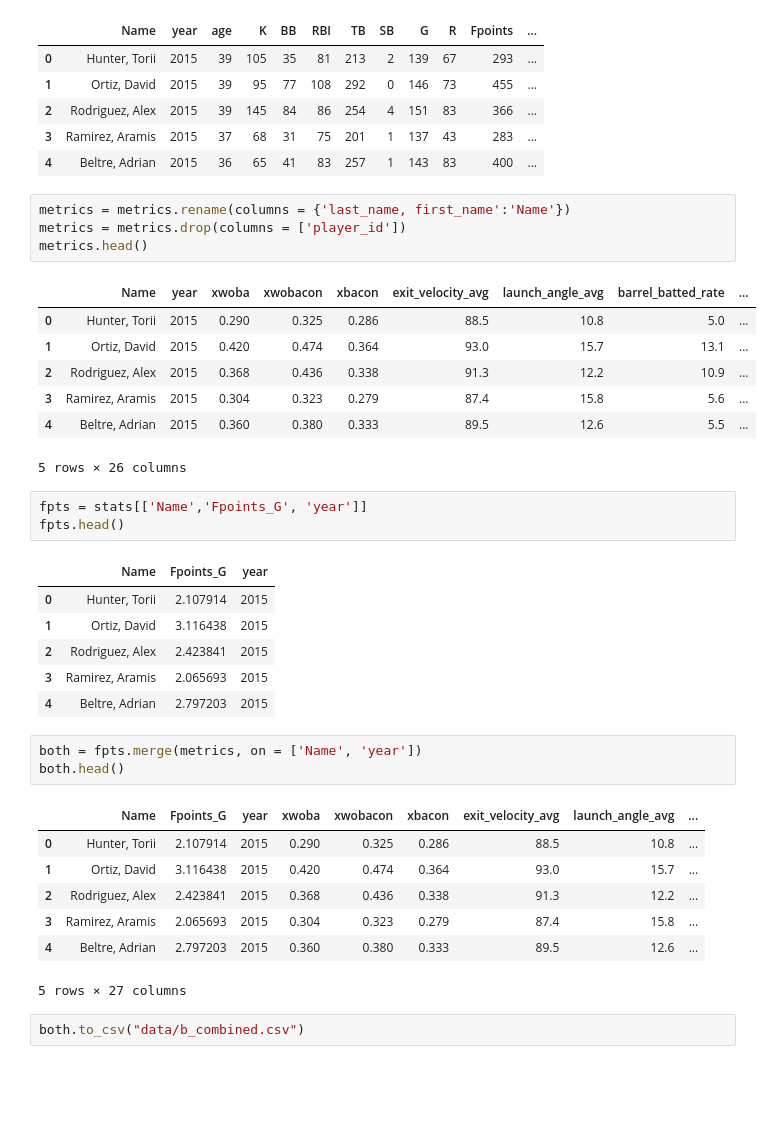
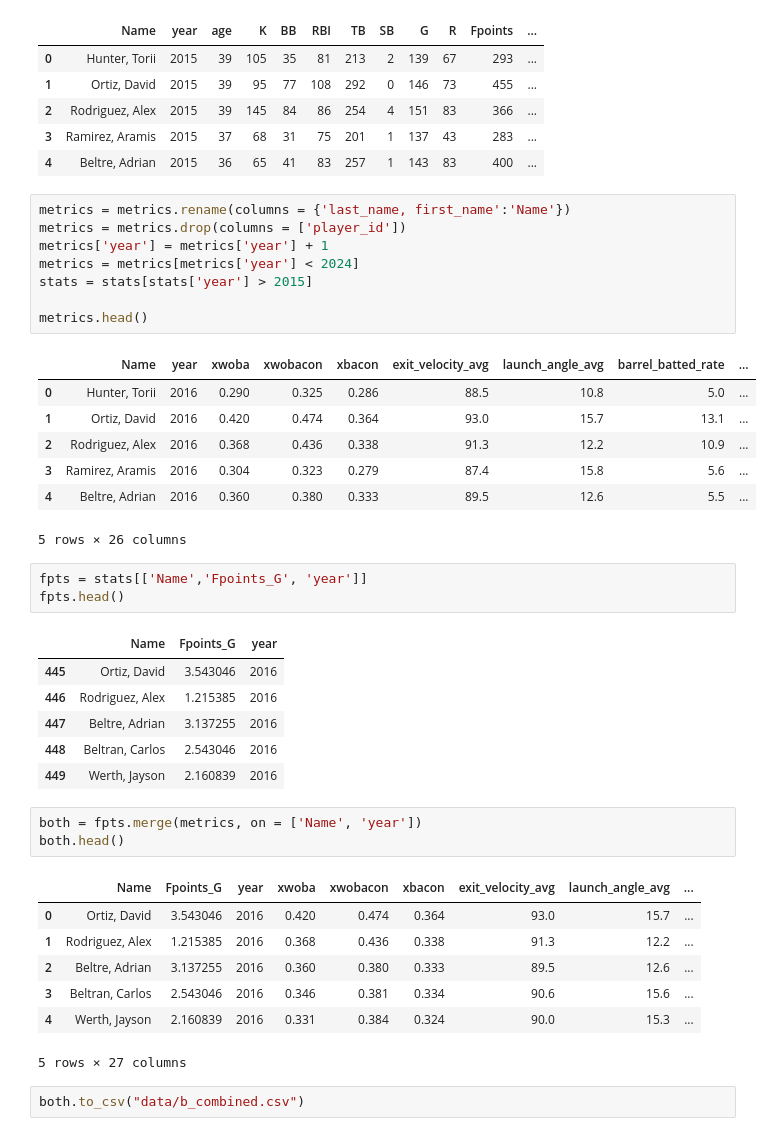
Before and after one commit to mcgillies/MLBFantasy24, a Jupyter notebook: b_combine.ipynb, the cells around one changed output. Cells and saved outputs as stored; diff of their text form; blank space fills up the shorter version.

```diff
--- a/b_combine.ipynb
+++ b/b_combine.ipynb
@@ -24,35 +24,39 @@ stats.head()
 # %%
 metrics = metrics.rename(columns = {'last_name, first_name':'Name'})
 metrics = metrics.drop(columns = ['player_id'])
+metrics['year'] = metrics['year'] + 1
+metrics = metrics[metrics['year'] < 2024]
+stats = stats[stats['year'] > 2015]
+
 metrics.head()
 # %% [output]
 |  | Name | year | xwoba | xwobacon | xbacon | exit_velocity_avg | launch_angle_avg | barrel_batted_rate | ... |
-| 0 | Hunter, Torii | 2015 | 0.290 | 0.325 | 0.286 | 88.5 | 10.8 | 5.0 | ... |
-| 1 | Ortiz, David | 2015 | 0.420 | 0.474 | 0.364 | 93.0 | 15.7 | 13.1 | ... |
-| 2 | Rodriguez, Alex | 2015 | 0.368 | 0.436 | 0.338 | 91.3 | 12.2 | 10.9 | ... |
-| 3 | Ramirez, Aramis | 2015 | 0.304 | 0.323 | 0.279 | 87.4 | 15.8 | 5.6 | ... |
-| 4 | Beltre, Adrian | 2015 | 0.360 | 0.380 | 0.333 | 89.5 | 12.6 | 5.5 | ... |
+| 0 | Hunter, Torii | 2016 | 0.290 | 0.325 | 0.286 | 88.5 | 10.8 | 5.0 | ... |
+| 1 | Ortiz, David | 2016 | 0.420 | 0.474 | 0.364 | 93.0 | 15.7 | 13.1 | ... |
+| 2 | Rodriguez, Alex | 2016 | 0.368 | 0.436 | 0.338 | 91.3 | 12.2 | 10.9 | ... |
+| 3 | Ramirez, Aramis | 2016 | 0.304 | 0.323 | 0.279 | 87.4 | 15.8 | 5.6 | ... |
+| 4 | Beltre, Adrian | 2016 | 0.360 | 0.380 | 0.333 | 89.5 | 12.6 | 5.5 | ... |
 5 rows × 26 columns
 # %%
 fpts = stats[['Name','Fpoints_G', 'year']]
 fpts.head()
 # %% [output]
 |  | Name | Fpoints_G | year |
-| 0 | Hunter, Torii | 2.107914 | 2015 |
-| 1 | Ortiz, David | 3.116438 | 2015 |
-| 2 | Rodriguez, Alex | 2.423841 | 2015 |
-| 3 | Ramirez, Aramis | 2.065693 | 2015 |
-| 4 | Beltre, Adrian | 2.797203 | 2015 |
+| 445 | Ortiz, David | 3.543046 | 2016 |
+| 446 | Rodriguez, Alex | 1.215385 | 2016 |
+| 447 | Beltre, Adrian | 3.137255 | 2016 |
+| 448 | Beltran, Carlos | 2.543046 | 2016 |
+| 449 | Werth, Jayson | 2.160839 | 2016 |
 # %%
 both = fpts.merge(metrics, on = ['Name', 'year'])
 both.head()
 # %% [output]
 |  | Name | Fpoints_G | year | xwoba | xwobacon | xbacon | exit_velocity_avg | launch_angle_avg | ... |
-| 0 | Hunter, Torii | 2.107914 | 2015 | 0.290 | 0.325 | 0.286 | 88.5 | 10.8 | ... |
-| 1 | Ortiz, David | 3.116438 | 2015 | 0.420 | 0.474 | 0.364 | 93.0 | 15.7 | ... |
-| 2 | Rodriguez, Alex | 2.423841 | 2015 | 0.368 | 0.436 | 0.338 | 91.3 | 12.2 | ... |
-| 3 | Ramirez, Aramis | 2.065693 | 2015 | 0.304 | 0.323 | 0.279 | 87.4 | 15.8 | ... |
-| 4 | Beltre, Adrian | 2.797203 | 2015 | 0.360 | 0.380 | 0.333 | 89.5 | 12.6 | ... |
+| 0 | Ortiz, David | 3.543046 | 2016 | 0.420 | 0.474 | 0.364 | 93.0 | 15.7 | ... |
+| 1 | Rodriguez, Alex | 1.215385 | 2016 | 0.368 | 0.436 | 0.338 | 91.3 | 12.2 | ... |
+| 2 | Beltre, Adrian | 3.137255 | 2016 | 0.360 | 0.380 | 0.333 | 89.5 | 12.6 | ... |
+| 3 | Beltran, Carlos | 2.543046 | 2016 | 0.346 | 0.381 | 0.334 | 90.6 | 15.6 | ... |
+| 4 | Werth, Jayson | 2.160839 | 2016 | 0.331 | 0.384 | 0.324 | 90.0 | 15.3 | ... |
 5 rows × 27 columns
 # %%
 both.to_csv("data/b_combined.csv")
```
Also changed, not shown: 18 other files.
